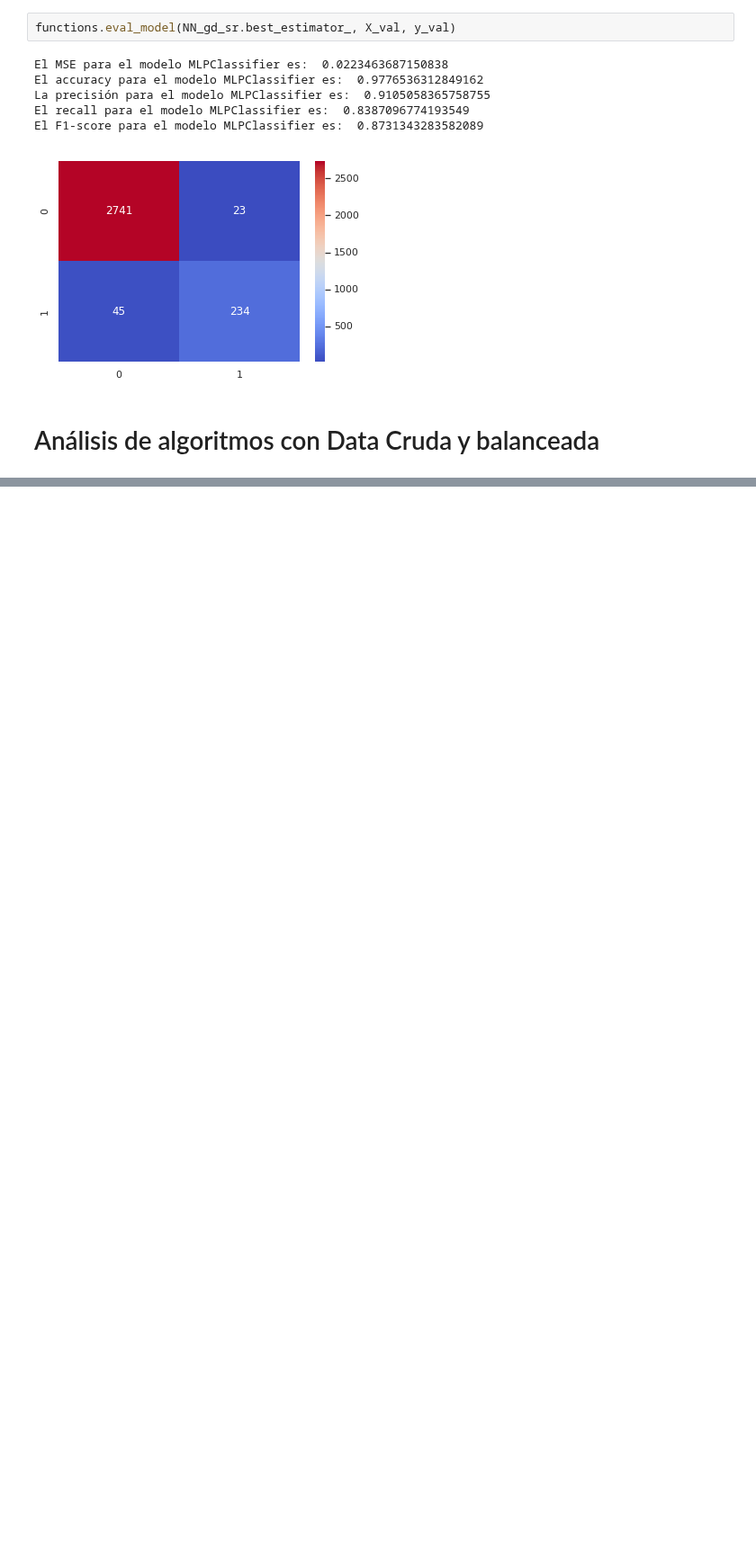
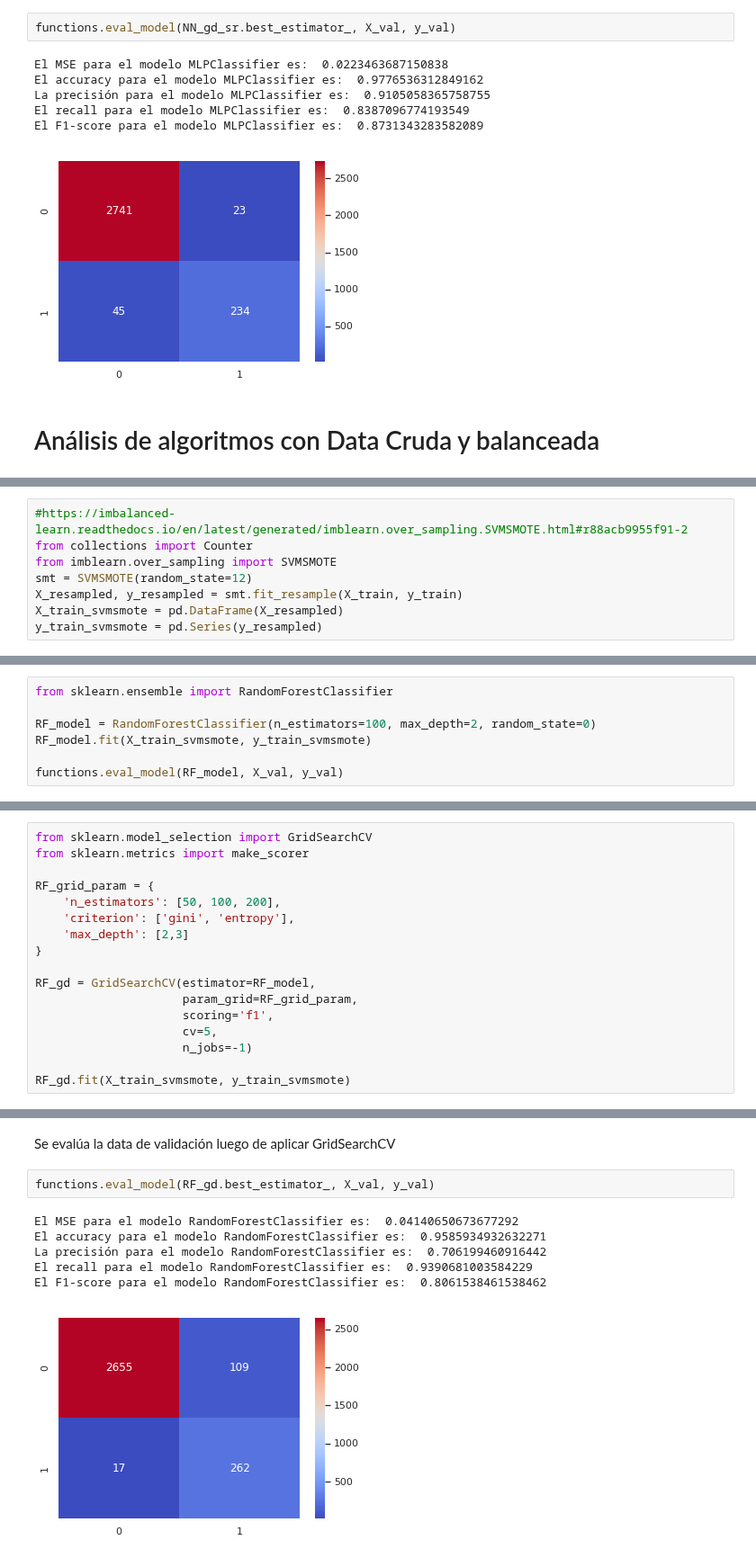
Before and after one commit to MrCycler/ML_PULSAR_CLASSIFICATION_PROJECT, a Jupyter notebook: APLICACION DE ALGORITMOS/Prueba_DataCruda.ipynb, the cells around one changed output, grey strips where cells are left out. Shown at 90% size. Cells and saved outputs as stored; diff of their text form; blank space fills up the shorter version.

Commit message:
Análisis de Data cruda y balanceada aplicando Grid Search

```diff
--- a/APLICACION DE ALGORITMOS/Prueba_DataCruda.ipynb
+++ b/APLICACION DE ALGORITMOS/Prueba_DataCruda.ipynb
@@ -455,0 +343,8 @@ El F1-score para el modelo MLPClassifier es:  0.8231511254019291
+# %%
+#https://imbalanced-learn.readthedocs.io/en/latest/generated/imblearn.over_sampling.SVMSMOTE.html#r88acb9955f91-2
+from collections import Counter
+from imblearn.over_sampling import SVMSMOTE
+smt = SVMSMOTE(random_state=12)
+X_resampled, y_resampled = smt.fit_resample(X_train, y_train)
+X_train_svmsmote = pd.DataFrame(X_resampled)
+y_train_svmsmote = pd.Series(y_resampled)
@@ -455,0 +355,7 @@ El F1-score para el modelo MLPClassifier es:  0.8231511254019291
+# %%
+from sklearn.ensemble import RandomForestClassifier
+
+RF_model = RandomForestClassifier(n_estimators=100, max_depth=2, random_state=0)
+RF_model.fit(X_train_svmsmote, y_train_svmsmote)
+
+functions.eval_model(RF_model, X_val, y_val)
@@ -455,0 +371,17 @@ El F1-score para el modelo MLPClassifier es:  0.8231511254019291
+# %%
+from sklearn.model_selection import GridSearchCV
+from sklearn.metrics import make_scorer
+
+RF_grid_param = {
+    'n_estimators': [50, 100, 200],
+    'criterion': ['gini', 'entropy'],
+    'max_depth': [2,3]
+}
+
+RF_gd = GridSearchCV(estimator=RF_model,
+                     param_grid=RF_grid_param,
+                     scoring='f1',
+                     cv=5,
+                     n_jobs=-1)
+
+RF_gd.fit(X_train_svmsmote, y_train_svmsmote)
@@ -455,0 +413,11 @@ El F1-score para el modelo MLPClassifier es:  0.8231511254019291
+# %% [markdown]
+Se evalúa la data de validación luego de aplicar GridSearchCV
+# %%
+functions.eval_model(RF_gd.best_estimator_, X_val, y_val)
+# %% [output]
+El MSE para el modelo RandomForestClassifier es:  0.04140650673677292
+El accuracy para el modelo RandomForestClassifier es:  0.9585934932632271
+La precisión para el modelo RandomForestClassifier es:  0.706199460916442
+El recall para el modelo RandomForestClassifier es:  0.9390681003584229
+El F1-score para el modelo RandomForestClassifier es:  0.8061538461538462
+[figure, added]
```
Also changed, not shown: parts of 53 cells of this notebook.
